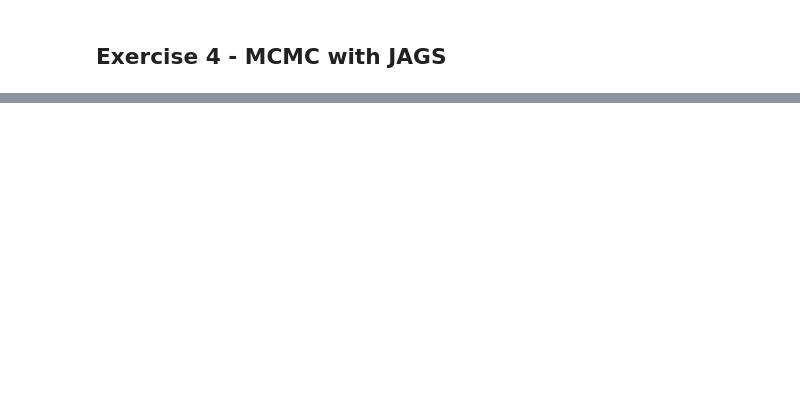
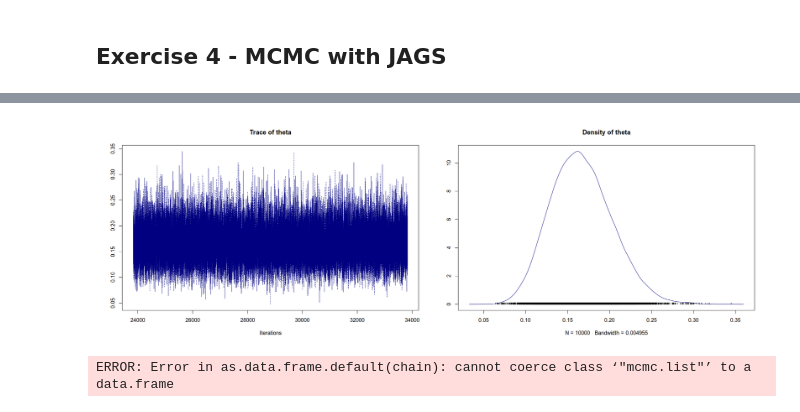
Before and after one commit to aidinattar/AS4PA, a Jupyter notebook: Exercise_6/Attar_Aidin__Exercise6.ipynb, the cells around one changed output, grey strips where cells are left out. Drawn from its saved outputs; the diff is of its cells as text; code cells hidden in the pictures; blank space fills up the shorter version.

```diff
--- a/Exercise_6/Attar_Aidin__Exercise6.ipynb
+++ b/Exercise_6/Attar_Aidin__Exercise6.ipynb
@@ -576,7 +584,12 @@ ERROR: Error in parse(text = x, srcfile = src): <text>:1:6: unexpected '{'
+# %%
+#myData <- read.csv("bern_jags -stan.csv")
+y <- myData$y
+Ntotal <- length(y)
+dataList <- list(y = y, Ntotal = Ntotal)
 # %%
-data   <- NULL
-data$X <- data_obs  # set of observations
-data$n <- length(X) # those to be considered
-
-data$n_next <- 10   # Predictions
+model <- jags.model(file="jags_bern01_model.txt",
+                    data=dataList ,
+                    # inits=initsList ,
+                    n.chains=3,
+                    n.adapt=500)
 # %% [output]
@@ -583,0 +605,13 @@ ERROR: Error in eval(expr, envir, enclos): object 'data_obs' not found
+# %%
+update(model , n.iter=500)
+# %%
+chain <- coda.samples(model , variable.names=c("theta"), n.iter=10000)
+# %%
+plot(chain , col="navy")
+# %% [output]
+[figure, added]
+# %%
+# Let’s format our chain
+chain.df <- as.data.frame( chain )
+# %% [output]
+ERROR: Error in as.data.frame.default(chain): cannot coerce class ‘"mcmc.list"’ to a data.frame
```
Also changed, not shown: parts of 10 cells of this notebook, 3 other files.
